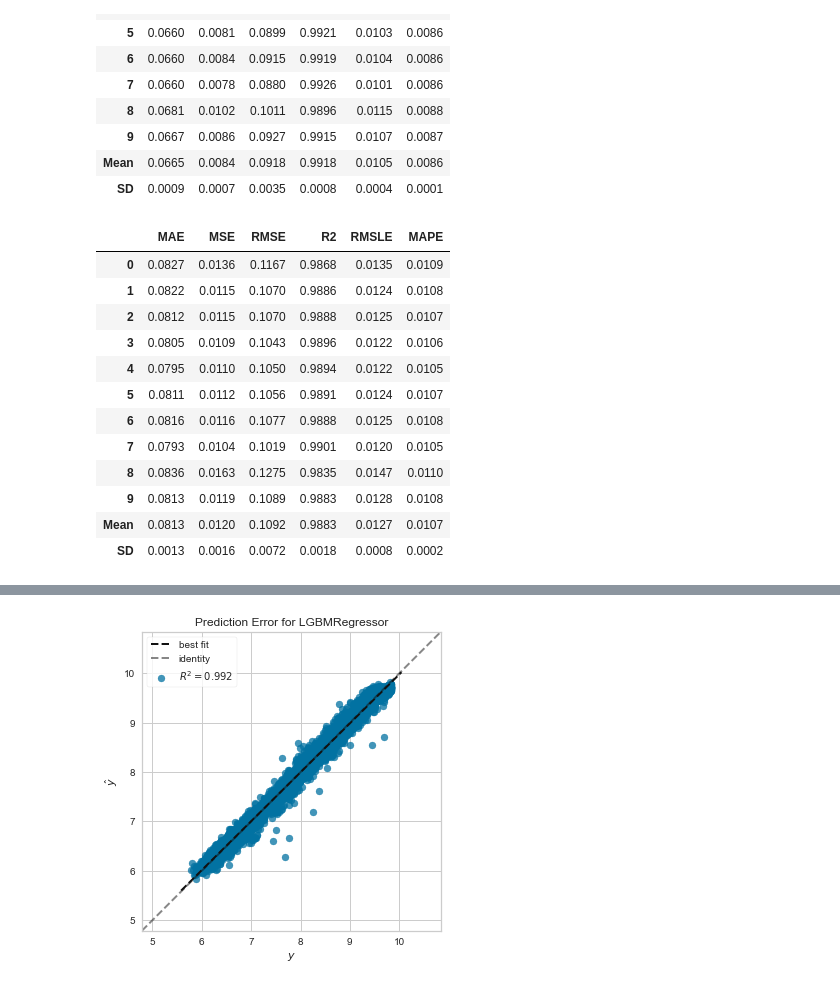
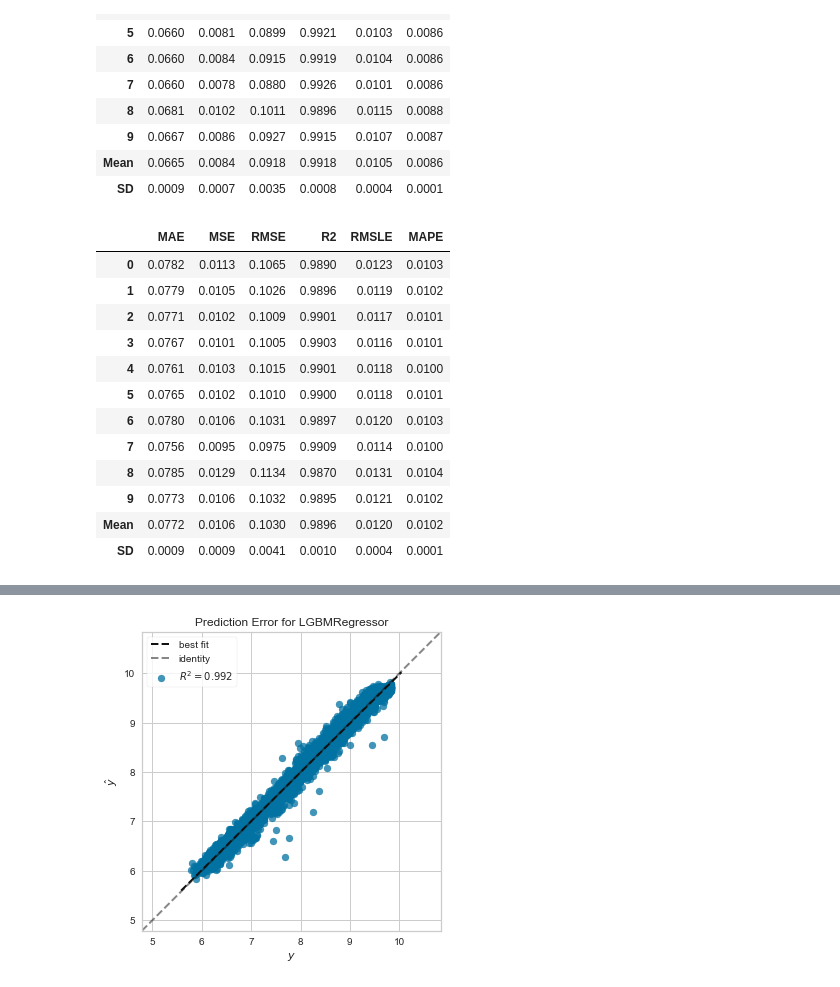
Before and after one commit to MarioGar25/Diamonds-everywhere, a Jupyter notebook: Model3-Pycaret.ipynb, the cells around one changed output, grey strips where cells are left out. Saved outputs shown, nothing was run; the diff lists cells and outputs as text; code cells hidden in the pictures.

```diff
--- a/Model3-Pycaret.ipynb
+++ b/Model3-Pycaret.ipynb
@@ -91,18 +95,18 @@ lgbm_reg = create_model("lightgbm")
 | Mean | 0.0665 | 0.0084 | 0.0918 | 0.9918 | 0.0105 | 0.0086 |
 | SD | 0.0009 | 0.0007 | 0.0035 | 0.0008 | 0.0004 | 0.0001 |
 # %%
-tuned_lgbm = tune_model(lgbm_reg)
+tuned_lgbm = tune_model(lgbm_reg, search_library = "tune-sklearn", search_algorithm="hyperopt", n_iter=20)
 # %% [output]
 |  | MAE | MSE | RMSE | R2 | RMSLE | MAPE |
-| 0 | 0.0827 | 0.0136 | 0.1167 | 0.9868 | 0.0135 | 0.0109 |
-| 1 | 0.0822 | 0.0115 | 0.1070 | 0.9886 | 0.0124 | 0.0108 |
-| 2 | 0.0812 | 0.0115 | 0.1070 | 0.9888 | 0.0125 | 0.0107 |
-| 3 | 0.0805 | 0.0109 | 0.1043 | 0.9896 | 0.0122 | 0.0106 |
-| 4 | 0.0795 | 0.0110 | 0.1050 | 0.9894 | 0.0122 | 0.0105 |
-| 5 | 0.0811 | 0.0112 | 0.1056 | 0.9891 | 0.0124 | 0.0107 |
-| 6 | 0.0816 | 0.0116 | 0.1077 | 0.9888 | 0.0125 | 0.0108 |
-| 7 | 0.0793 | 0.0104 | 0.1019 | 0.9901 | 0.0120 | 0.0105 |
-| 8 | 0.0836 | 0.0163 | 0.1275 | 0.9835 | 0.0147 | 0.0110 |
-| 9 | 0.0813 | 0.0119 | 0.1089 | 0.9883 | 0.0128 | 0.0108 |
-| Mean | 0.0813 | 0.0120 | 0.1092 | 0.9883 | 0.0127 | 0.0107 |
-| SD | 0.0013 | 0.0016 | 0.0072 | 0.0018 | 0.0008 | 0.0002 |
+| 0 | 0.0782 | 0.0113 | 0.1065 | 0.9890 | 0.0123 | 0.0103 |
+| 1 | 0.0779 | 0.0105 | 0.1026 | 0.9896 | 0.0119 | 0.0102 |
+| 2 | 0.0771 | 0.0102 | 0.1009 | 0.9901 | 0.0117 | 0.0101 |
+| 3 | 0.0767 | 0.0101 | 0.1005 | 0.9903 | 0.0116 | 0.0101 |
+| 4 | 0.0761 | 0.0103 | 0.1015 | 0.9901 | 0.0118 | 0.0100 |
+| 5 | 0.0765 | 0.0102 | 0.1010 | 0.9900 | 0.0118 | 0.0101 |
+| 6 | 0.0780 | 0.0106 | 0.1031 | 0.9897 | 0.0120 | 0.0103 |
+| 7 | 0.0756 | 0.0095 | 0.0975 | 0.9909 | 0.0114 | 0.0100 |
+| 8 | 0.0785 | 0.0129 | 0.1134 | 0.9870 | 0.0131 | 0.0104 |
+| 9 | 0.0773 | 0.0106 | 0.1032 | 0.9895 | 0.0121 | 0.0102 |
+| Mean | 0.0772 | 0.0106 | 0.1030 | 0.9896 | 0.0120 | 0.0102 |
+| SD | 0.0009 | 0.0009 | 0.0041 | 0.0010 | 0.0004 | 0.0001 |
```
Also changed, not shown: parts of 8 cells of this notebook.
